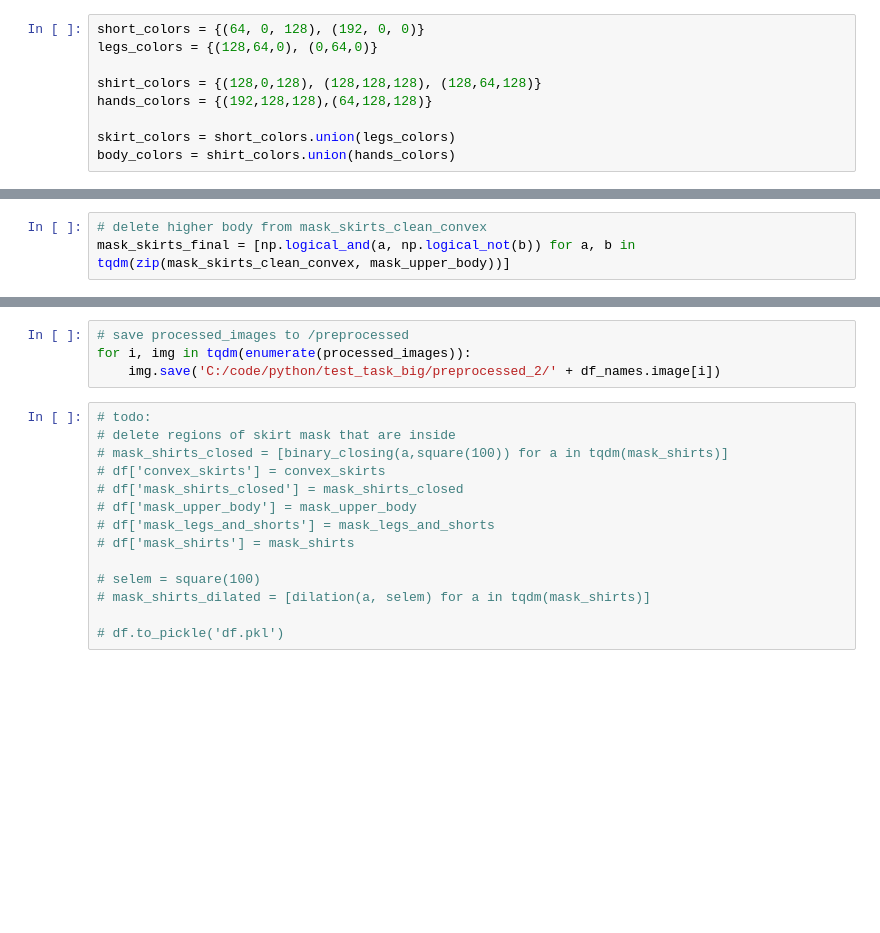
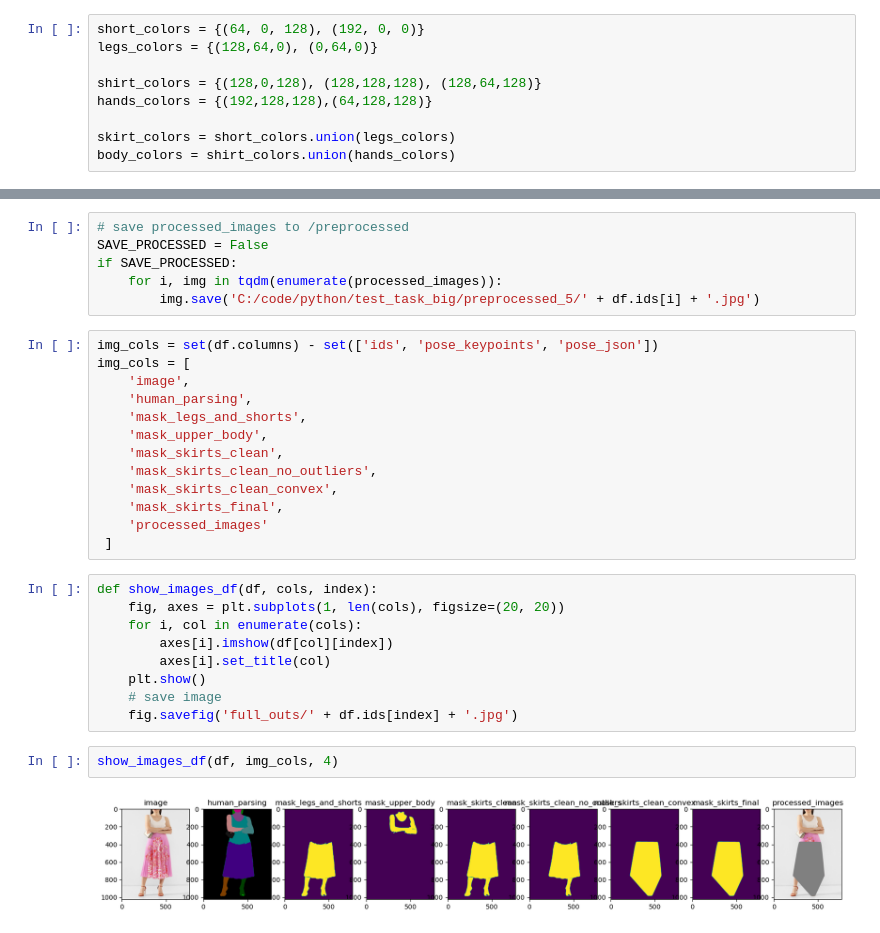
Before and after one commit to mShaldzhiyan/test_task_big, a Jupyter notebook: main.ipynb, the cells around one changed output, grey strips where cells are left out. Cells and saved outputs as stored; diff of their text form; blank space fills up the shorter version.

Commit message:
add image viewer

```diff
--- a/main.ipynb
+++ b/main.ipynb
@@ -132,3 +85,0 @@ mask_skirts_clean_convex = [convex_hull_image(a) for a in tqdm(mask_skirts_clean
-# %%
-# delete higher body from mask_skirts_clean_convex
-mask_skirts_final = [np.logical_and(a, np.logical_not(b)) for a, b in tqdm(zip(mask_skirts_clean_convex, mask_upper_body))]
@@ -143,18 +111,32 @@ processed_images = [apply_mask(a, b) for a, b in tqdm(zip(df.image, mask_skirts_
 # %%
 # save processed_images to /preprocessed
-for i, img in tqdm(enumerate(processed_images)):
-    img.save('C:/code/python/test_task_big/preprocessed_2/' + df_names.image[i])
+SAVE_PROCESSED = False
+if SAVE_PROCESSED:
+    for i, img in tqdm(enumerate(processed_images)):
+        img.save('C:/code/python/test_task_big/preprocessed_5/' + df.ids[i] + '.jpg')
-# %%
-# todo:
-# delete regions of skirt mask that are inside
-# mask_shirts_closed = [binary_closing(a,square(100)) for a in tqdm(mask_shirts)]
-# df['convex_skirts'] = convex_skirts
-# df['mask_shirts_closed'] = mask_shirts_closed
-# df['mask_upper_body'] = mask_upper_body
-# df['mask_legs_and_shorts'] = mask_legs_and_shorts
-# df['mask_shirts'] = mask_shirts
-
-# selem = square(100)
-# mask_shirts_dilated = [dilation(a, selem) for a in tqdm(mask_shirts)]
-
-# df.to_pickle('df.pkl')
+# %%
+img_cols = set(df.columns) - set(['ids', 'pose_keypoints', 'pose_json'])
+img_cols = [
+    'image',
+    'human_parsing',
+    'mask_legs_and_shorts',
+    'mask_upper_body',
+    'mask_skirts_clean',
+    'mask_skirts_clean_no_outliers',
+    'mask_skirts_clean_convex',
+    'mask_skirts_final',
+    'processed_images'
+ ]
+# %%
+def show_images_df(df, cols, index):
+    fig, axes = plt.subplots(1, len(cols), figsize=(20, 20))
+    for i, col in enumerate(cols):
+        axes[i].imshow(df[col][index])
+        axes[i].set_title(col)
+    plt.show()
+    # save image
+    fig.savefig('full_outs/' + df.ids[index] + '.jpg')
+# %%
+show_images_df(df, img_cols, 4)
+# %% [output]
+[figure, added]
```
Also changed, not shown: parts of 24 cells of this notebook, 1 other file.
